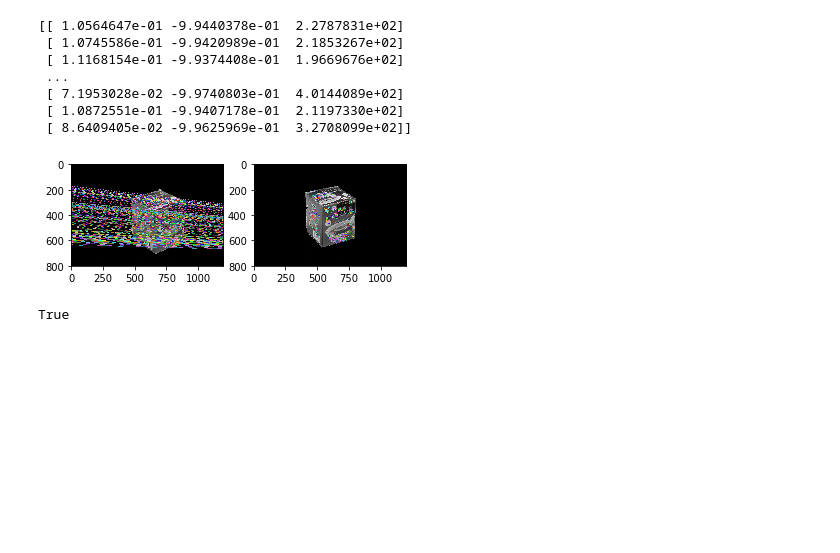
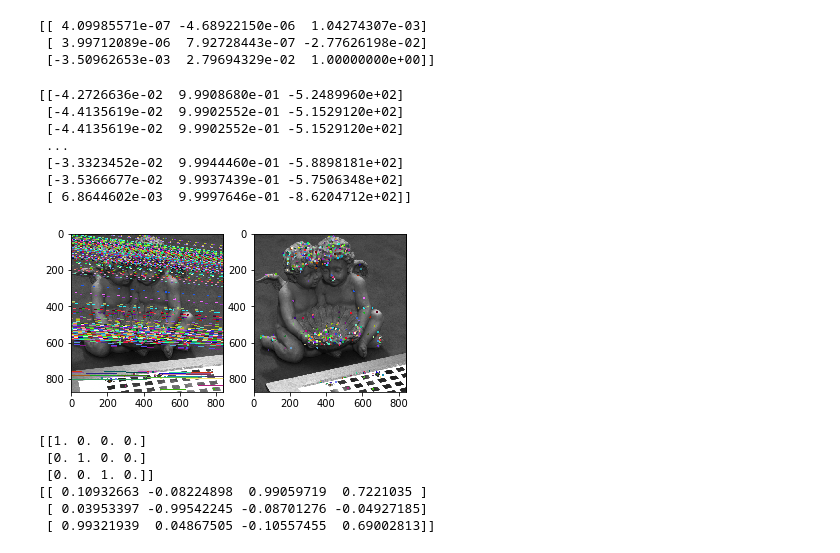
Before and after one commit to a514514772/Computer-Vision-Homework-3, a Jupyter notebook: using_opencv_functions.ipynb, the cells around one changed output. Saved outputs shown, nothing was run; the diff lists cells and outputs as text; code cells hidden in the pictures; blank space fills up the shorter version.

Commit message:
Upload OpenCV functions and test_codes

```diff
--- a/using_opencv_functions.ipynb
+++ b/using_opencv_functions.ipynb
@@ -2,10 +2,10 @@
 import cv2 as cv
 import numpy as np
 from matplotlib import pyplot as plt
+from mpl_toolkits.mplot3d import Axes3D
 
-
-img1 = cv.imread('./data/Mesona1.JPG',0)  #queryimage # left image
-img2 = cv.imread('./data/Mesona2.JPG',0) #trainimage # right image
+img1 = cv.imread('./data/Statue1.bmp',0)  #queryimage # left image
+img2 = cv.imread('./data/Statue2.bmp',0) #trainimage # right image
 
 sift = cv.xfeatures2d.SIFT_create()
 
@@ -37,10 +37,17 @@ pts1 = np.int32(pts1)
 pts2 = np.int32(pts2)
 
 
-F, mask = cv2.findFundamentalMat(pts1,pts2,cv2.FM_RANSAC, param1=3)
+F, mask_F = cv.findFundamentalMat(pts1,pts2,cv.FM_RANSAC, param1=3)
+E, mask_E = cv.findEssentialMat(pts1, pts2)
+print(F)
+
 # We select only inlier points
-pts1 = pts1[mask.ravel()==1]
-pts2 = pts2[mask.ravel()==1]
+pts1 = pts1[mask_F.ravel()==1]
+pts2 = pts2[mask_F.ravel()==1]
+# %% [output]
+[[ 4.09985571e-07 -4.68922150e-06  1.04274307e-03]
+ [ 3.99712089e-06  7.92728443e-07 -2.77626198e-02]
+ [-3.50962653e-03  2.79694329e-02  1.00000000e+00]]
 # %%
 
 
@@ -48,47 +55,42 @@ def drawlines(img1,img2,lines,pts1,pts2):
     ''' img1 - image on which we draw the epilines for the points in img2
         lines - corresponding epilines '''
     r,c = img1.shape
-    img1 = cv2.cvtColor(img1,cv2.COLOR_GRAY2BGR)
-    img2 = cv2.cvtColor(img2,cv2.COLOR_GRAY2BGR)
+    img1 = cv.cvtColor(img1,cv.COLOR_GRAY2BGR)
+    img2 = cv.cvtColor(img2,cv.COLOR_GRAY2BGR)
     for r,pt1,pt2 in zip(lines,pts1,pts2):
         color = tuple(np.random.randint(0,255,3).tolist())
         x0,y0 = map(int, [0, -r[2]/r[1] ])
         x1,y1 = map(int, [c, -(r[2]+r[0]*c)/r[1] ])
-        img1 = cv2.line(img1, (x0,y0), (x1,y1), color,1)
-        img1 = cv2.circle(img1,tuple(pt1),5,color,-1)
-        img2 = cv2.circle(img2,tuple(pt2),5,color,-1)
+        img1 = cv.line(img1, (x0,y0), (x1,y1), color,1)
+        img1 = cv.circle(img1,tuple(pt1),5,color,-1)
+        img2 = cv.circle(img2,tuple(pt2),5,color,-1)
     return img1,img2
 # %%
 # Find epilines corresponding to points in right image (second image) and
 # drawing its lines on left image
-lines1 = cv2.computeCorrespondEpilines(pts2.reshape(-1,1,2), 2,F)
+lines1 = cv.computeCorrespondEpilines(pts2.reshape(-1,1,2), 2,F)
 lines1 = lines1.reshape(-1,3)
 
 print(lines1)
 
 img5,img6 = drawlines(img1,img2,lines1,pts1,pts2)
 
-lines2 = cv2.computeCorrespondEpilines(pts1.reshape(-1,1,2), 1,F)
+lines2 = cv.computeCorrespondEpilines(pts1.reshape(-1,1,2), 1,F)
 lines2 = lines2.reshape(-1,3)
 img3,img4 = drawlines(img2,img1,lines2,pts2,pts1)
 
 
 fig = plt.figure()
 plt.subplot(121),plt.imshow(img5)
 plt.subplot(122),plt.imshow(img6)
 
 plt.show()
-
-fig.savefig('test.pdf', bbox_inches='tight')
-cv.imwrite('test1.png', img5)
-cv.imwrite('test2.png', img6)
 # %% [output]
-[[ 1.0564647e-01 -9.9440378e-01  2.2787831e+02]
- [ 1.0745586e-01 -9.9420989e-01  2.1853267e+02]
- [ 1.1168154e-01 -9.9374408e-01  1.9669676e+02]
+[[-4.2726636e-02  9.9908680e-01 -5.2489960e+02]
+ [-4.4135619e-02  9.9902552e-01 -5.1529120e+02]
+ [-4.4135619e-02  9.9902552e-01 -5.1529120e+02]
  ...
- [ 7.1953028e-02 -9.9740803e-01  4.0144089e+02]
- [ 1.0872551e-01 -9.9407178e-01  2.1197330e+02]
- [ 8.6409405e-02 -9.9625969e-01  3.2708099e+02]]
+ [-3.3323452e-02  9.9944460e-01 -5.8898181e+02]
+ [-3.5366677e-02  9.9937439e-01 -5.7506348e+02]
+ [ 6.8644602e-03  9.9997646e-01 -8.6204712e+02]]
-[figure, old version]
+[figure, new version]
-True
@@ -94,0 +115,16 @@ True
+# %%
+p1 = np.vstack((np.eye(3), np.zeros(3))).transpose()
+p2 = all_p2_solutions[0] # just take one as an example
+print(p1)
+print(p2)
+
+def getRmatAndTmat(p):
+    R= p1[:, :3];t = p1[:, 3];
+    return R, t
+# %% [output]
+[[1. 0. 0. 0.]
+ [0. 1. 0. 0.]
+ [0. 0. 1. 0.]]
+[[ 0.10932663 -0.08224898  0.99059719  0.7221035 ]
+ [ 0.03953397 -0.99542245 -0.08701276 -0.04927185]
+ [ 0.99321939  0.04867505 -0.10557455  0.69002813]]
```
Also changed, not shown: parts of 2 cells of this notebook, 1 other file.
